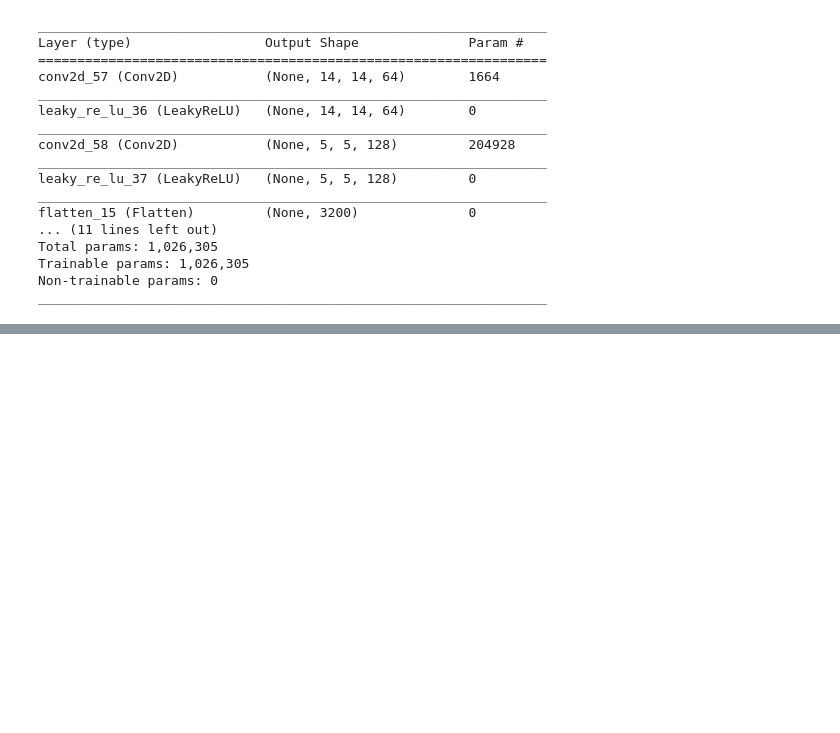
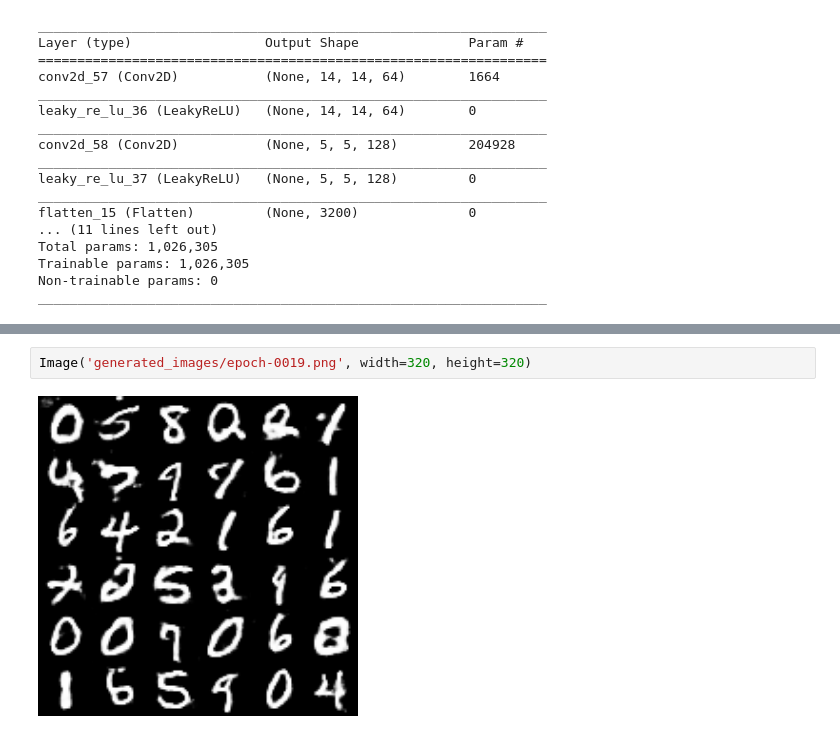
Before and after one commit to aidiary/notebooks, a Jupyter notebook: keras/170612-mnist-dcgan.ipynb, the cells around one changed output, grey strips where cells are left out. Drawn from its saved outputs; the diff is of its cells as text; blank space fills up the shorter version.

```diff
--- a/keras/170612-mnist-dcgan.ipynb
+++ b/keras/170612-mnist-dcgan.ipynb
@@ -210,0 +256,4 @@ KeyboardInterrupt:
+# %%
+Image('generated_images/epoch-0019.png', width=320, height=320)
+# %% [output]
+[figure, added]
```
Also changed, not shown: parts of 14 cells of this notebook.
